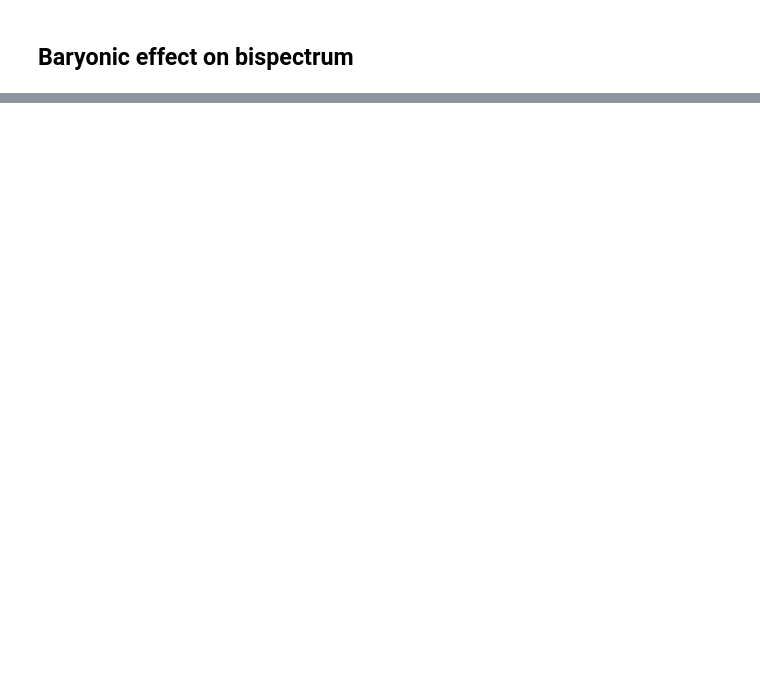
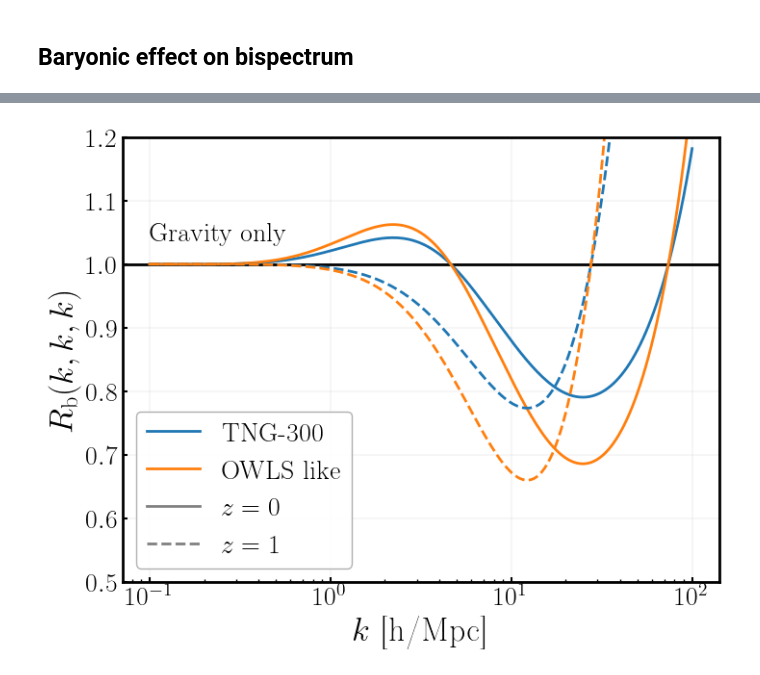
Before and after one commit to rchgomes/3pcf_integrator, a Jupyter notebook: plot-notebooks/baryon-rescaling.ipynb, the cells around one changed output, grey strips where cells are left out. Saved outputs shown, nothing was run; the diff lists cells and outputs as text; code cells hidden in the pictures; blank space fills up the shorter version.

```diff
--- a/plot-notebooks/baryon-rescaling.ipynb
+++ b/plot-notebooks/baryon-rescaling.ipynb
@@ -77,0 +78,33 @@ plt.show()
+# %%
+fig, ax = plt.subplots(1,1, figsize=(8, 6), sharex=True)
+ax.axhline(1.0, color='k', ls='-')
+
+for i, _z in enumerate([0, 1.0]):
+    ls = ['-', '--'][i]
+    z = np.ones_like(k1) * _z
+    bs.set_baryon_param({'fb':0.0})
+    bk_dm = bs.matter_bispectrum(k1, k2, k3, z)
+    bs.set_baryon_param({'fb':1.0})
+    bk_tng300 = bs.matter_bispectrum(k1, k2, k3, z)
+    bs.set_baryon_param({'fb':1.5})
+    bk_owls = bs.matter_bispectrum(k1, k2, k3, z)
+    ax.semilogx(k, bk_tng300/bk_dm, ls=ls, color='C0')
+    ax.semilogx(k, bk_owls/bk_dm, ls=ls, color='C1')
+
+# dummy plot for legend
+ax.text(1e-1, 1.03, 'Gravity only', transform=ax.transData, ha='left', va='bottom', color='k', fontsize=20)
+ax.plot(np.nan, color='C0', label='TNG-300')
+ax.plot(np.nan, color='C1', label='OWLS like')
+ax.plot(np.nan, color='gray', label=r'$z=0$')
+ax.plot(np.nan, color='gray', ls='--', label=r'$z=1$')
+
+#
+ax.set_ylim(0.5, 1.2)
+ax.legend(loc='lower left', bbox_to_anchor=(0.0, 0.0))
+ax.set_ylabel(r'$R_{\rm b}(k,k,k)$', fontsize=25)
+ax.set_xlabel(r'$k$ [h/Mpc]', fontsize=25)
+ax.grid()
+fig.savefig('../plots/bispectrum_baryon_effect.pdf', bbox_inches='tight')
+plt.show()
+# %% [output]
+[figure, added]
```
Also changed, not shown: parts of 2 cells of this notebook, 2 other files.
